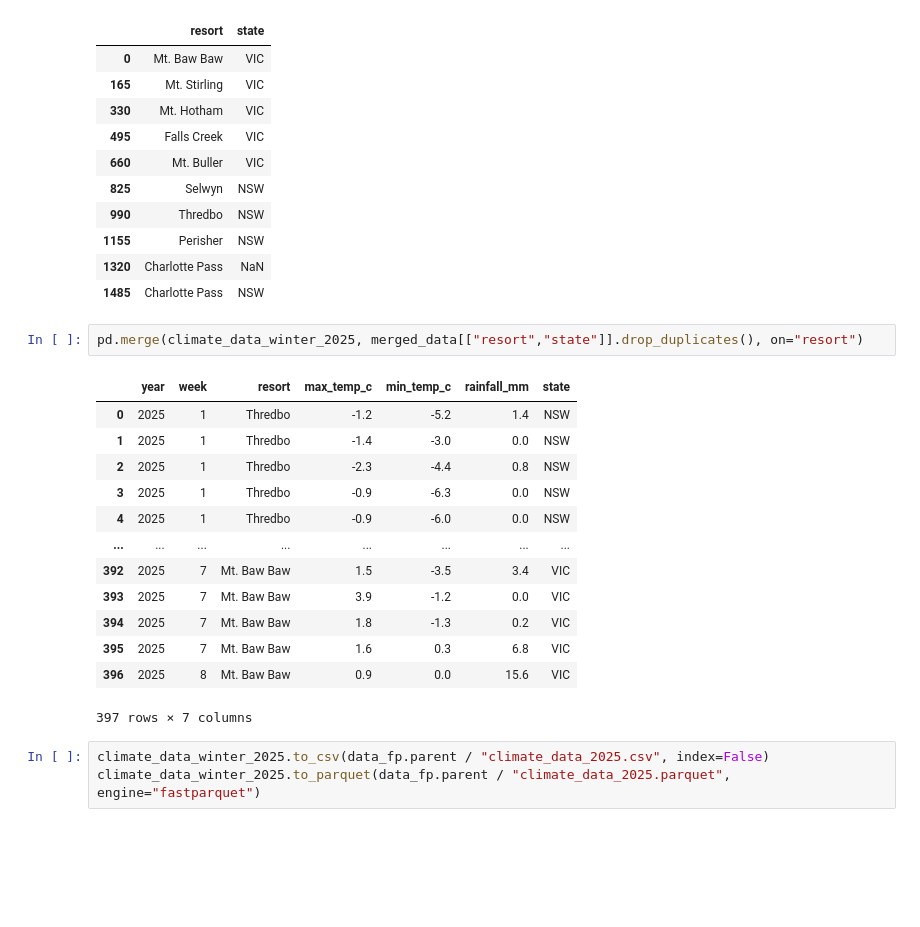
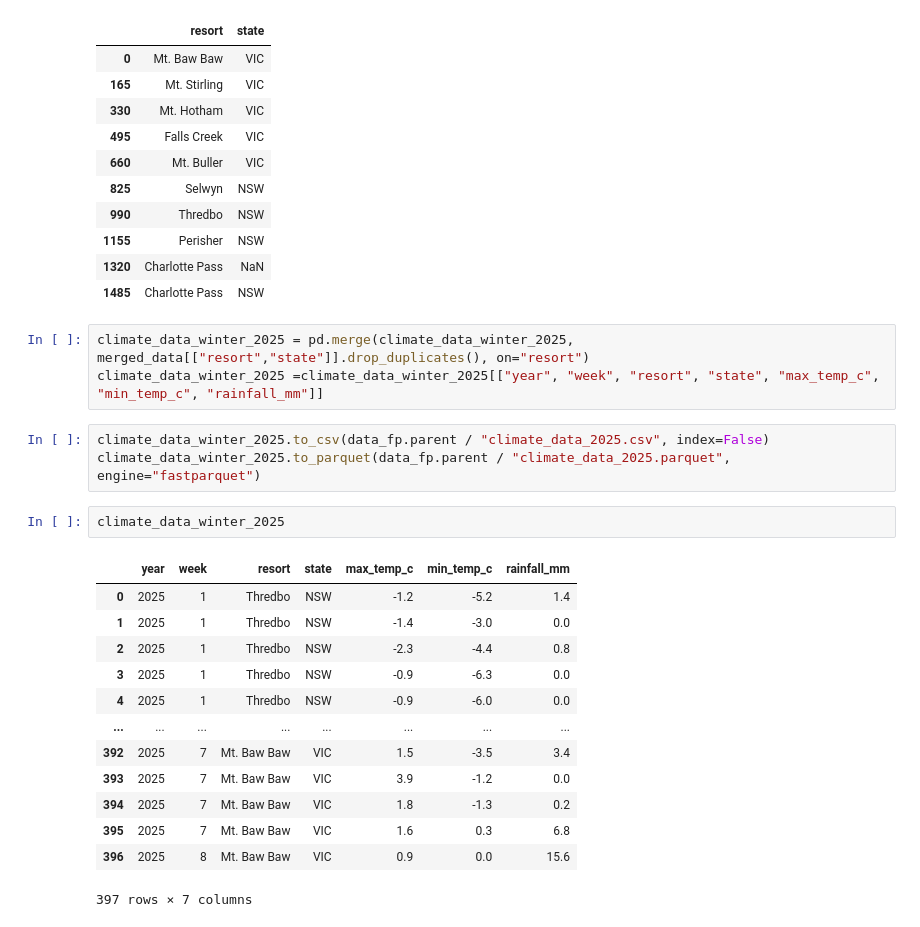
Before and after one commit to bsri0004/R2B2, a Jupyter notebook: src/data_parsing.ipynb, the cells around one changed output. Cells and saved outputs as stored; diff of their text form; blank space fills up the shorter version.

```diff
--- a/src/data_parsing.ipynb
+++ b/src/data_parsing.ipynb
@@ -336,21 +336,24 @@ climate_data_winter_2025 = climate_data_winter_2025[["year", "week", "resort", "
 | 1320 | Charlotte Pass | NaN |
 | 1485 | Charlotte Pass | NSW |
 # %%
-pd.merge(climate_data_winter_2025, merged_data[["resort","state"]].drop_duplicates(), on="resort")
+climate_data_winter_2025 = pd.merge(climate_data_winter_2025, merged_data[["resort","state"]].drop_duplicates(), on="resort")
+climate_data_winter_2025 =climate_data_winter_2025[["year", "week", "resort", "state", "max_temp_c", "min_temp_c", "rainfall_mm"]]
-# %% [output]
-|  | year | week | resort | max_temp_c | min_temp_c | rainfall_mm | state |
-| 0 | 2025 | 1 | Thredbo | -1.2 | -5.2 | 1.4 | NSW |
-| 1 | 2025 | 1 | Thredbo | -1.4 | -3.0 | 0.0 | NSW |
-| 2 | 2025 | 1 | Thredbo | -2.3 | -4.4 | 0.8 | NSW |
-| 3 | 2025 | 1 | Thredbo | -0.9 | -6.3 | 0.0 | NSW |
-| 4 | 2025 | 1 | Thredbo | -0.9 | -6.0 | 0.0 | NSW |
-| ... | ... | ... | ... | ... | ... | ... | ... |
-| 392 | 2025 | 7 | Mt. Baw Baw | 1.5 | -3.5 | 3.4 | VIC |
-| 393 | 2025 | 7 | Mt. Baw Baw | 3.9 | -1.2 | 0.0 | VIC |
-| 394 | 2025 | 7 | Mt. Baw Baw | 1.8 | -1.3 | 0.2 | VIC |
-| 395 | 2025 | 7 | Mt. Baw Baw | 1.6 | 0.3 | 6.8 | VIC |
-| 396 | 2025 | 8 | Mt. Baw Baw | 0.9 | 0.0 | 15.6 | VIC |
-397 rows × 7 columns
 # %%
 climate_data_winter_2025.to_csv(data_fp.parent / "climate_data_2025.csv", index=False)
 climate_data_winter_2025.to_parquet(data_fp.parent / "climate_data_2025.parquet", engine="fastparquet")
+# %%
+climate_data_winter_2025
+# %% [output]
+|  | year | week | resort | state | max_temp_c | min_temp_c | rainfall_mm |
+| 0 | 2025 | 1 | Thredbo | NSW | -1.2 | -5.2 | 1.4 |
+| 1 | 2025 | 1 | Thredbo | NSW | -1.4 | -3.0 | 0.0 |
+| 2 | 2025 | 1 | Thredbo | NSW | -2.3 | -4.4 | 0.8 |
+| 3 | 2025 | 1 | Thredbo | NSW | -0.9 | -6.3 | 0.0 |
+| 4 | 2025 | 1 | Thredbo | NSW | -0.9 | -6.0 | 0.0 |
+| ... | ... | ... | ... | ... | ... | ... | ... |
+| 392 | 2025 | 7 | Mt. Baw Baw | VIC | 1.5 | -3.5 | 3.4 |
+| 393 | 2025 | 7 | Mt. Baw Baw | VIC | 3.9 | -1.2 | 0.0 |
+| 394 | 2025 | 7 | Mt. Baw Baw | VIC | 1.8 | -1.3 | 0.2 |
+| 395 | 2025 | 7 | Mt. Baw Baw | VIC | 1.6 | 0.3 | 6.8 |
+| 396 | 2025 | 8 | Mt. Baw Baw | VIC | 0.9 | 0.0 | 15.6 |
+397 rows × 7 columns
```
Also changed, not shown: 1 other file.
